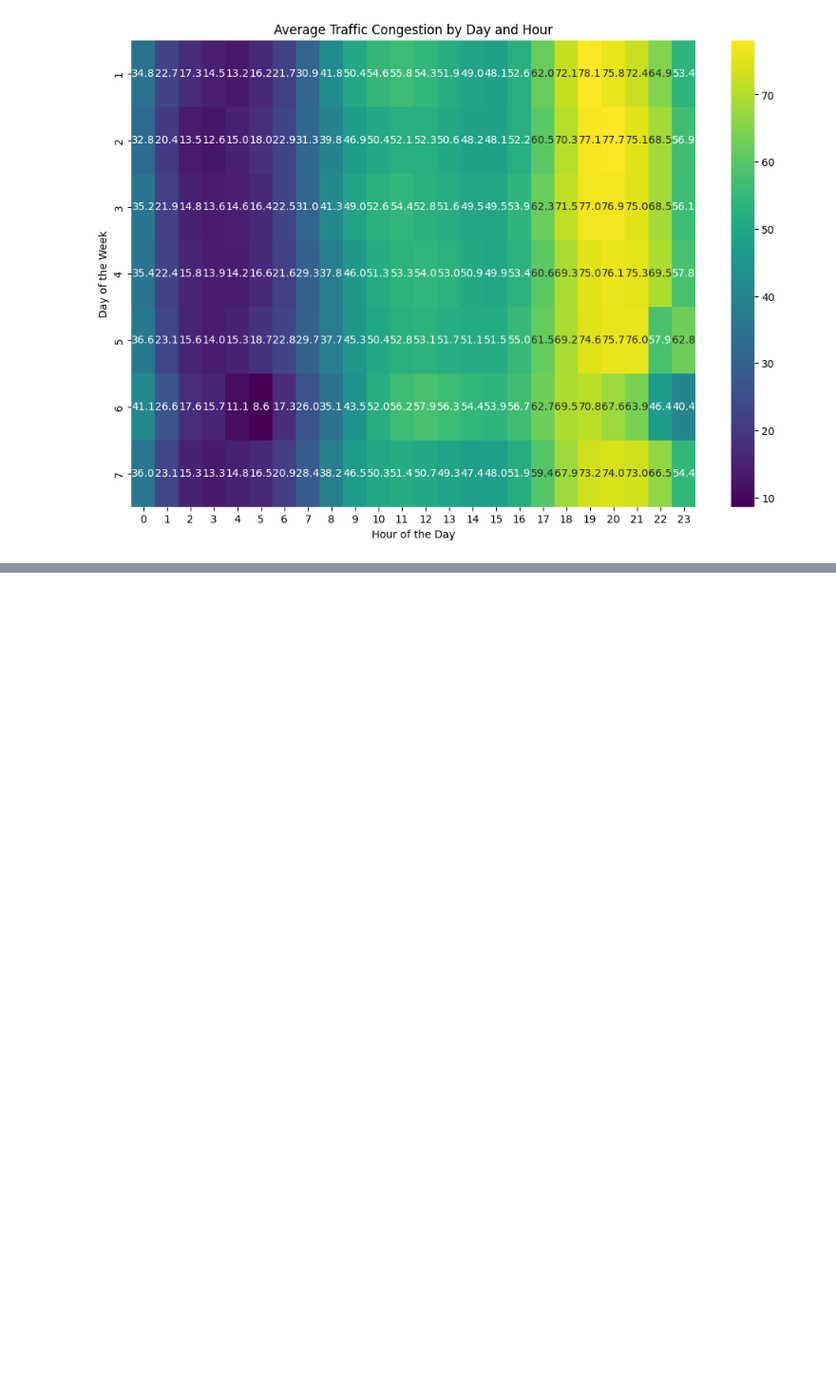
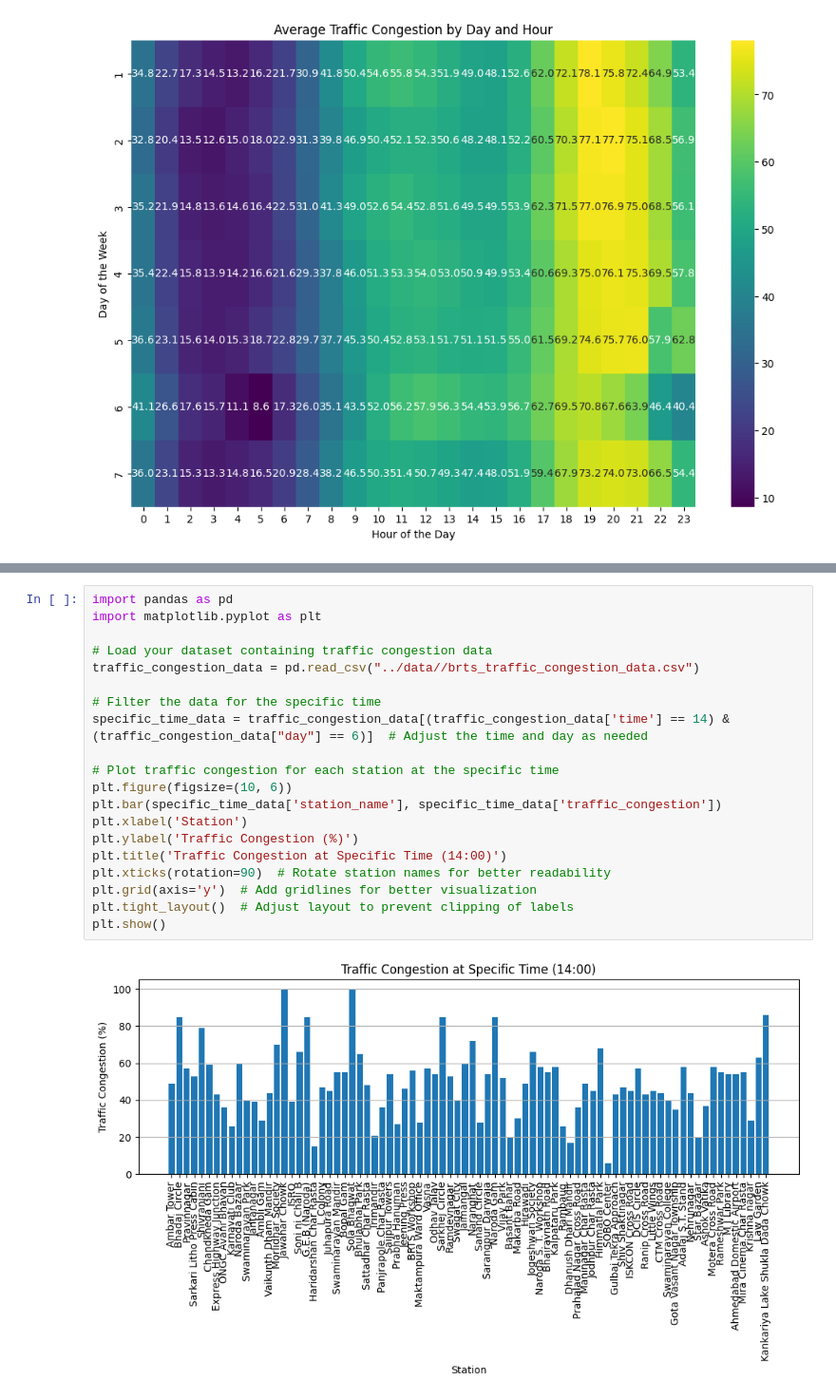
Before and after one commit to imabhisht/Last-Mile-Analytics-Project, a Jupyter notebook: app/ops/test.ipynb, the cells around one changed output, grey strips where cells are left out. Shown: that part at 95% size. Drawn from its saved outputs; the diff is of its cells as text; blank space fills up the shorter version.

```diff
--- a/app/ops/test.ipynb
+++ b/app/ops/test.ipynb
@@ -119,0 +120,22 @@ Percentage Change in Congestion for Jeening Press: -1.60%
+# %%
+import pandas as pd
+import matplotlib.pyplot as plt
+
+# Load your dataset containing traffic congestion data
+traffic_congestion_data = pd.read_csv("../data//brts_traffic_congestion_data.csv")
+
+# Filter the data for the specific time
+specific_time_data = traffic_congestion_data[(traffic_congestion_data['time'] == 14) & (traffic_congestion_data["day"] == 6)]  # Adjust the time and day as needed
+
+# Plot traffic congestion for each station at the specific time
+plt.figure(figsize=(10, 6))
+plt.bar(specific_time_data['station_name'], specific_time_data['traffic_congestion'])
+plt.xlabel('Station')
+plt.ylabel('Traffic Congestion (%)')
+plt.title('Traffic Congestion at Specific Time (14:00)')
+plt.xticks(rotation=90)  # Rotate station names for better readability
+plt.grid(axis='y')  # Add gridlines for better visualization
+plt.tight_layout()  # Adjust layout to prevent clipping of labels
+plt.show()
+# %% [output]
+[figure, added]
```
Also changed, not shown: parts of 1 cell of this notebook, 15 other files.
